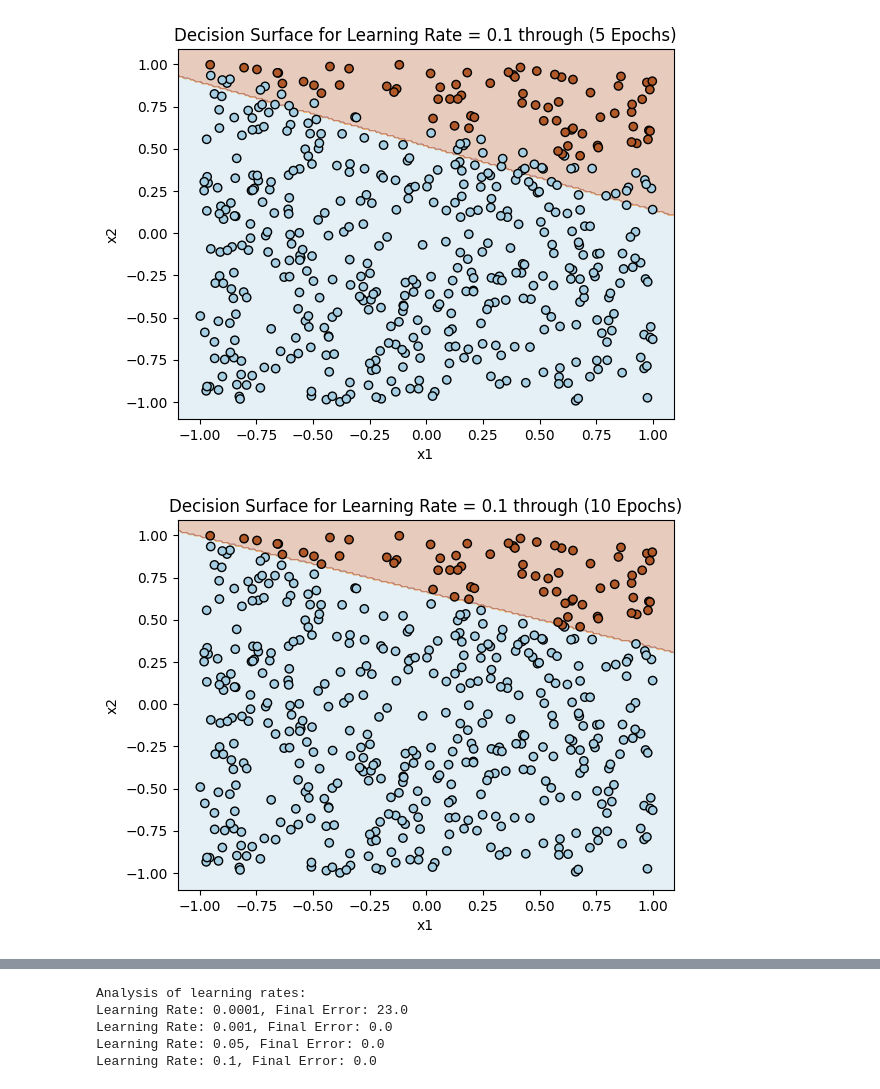
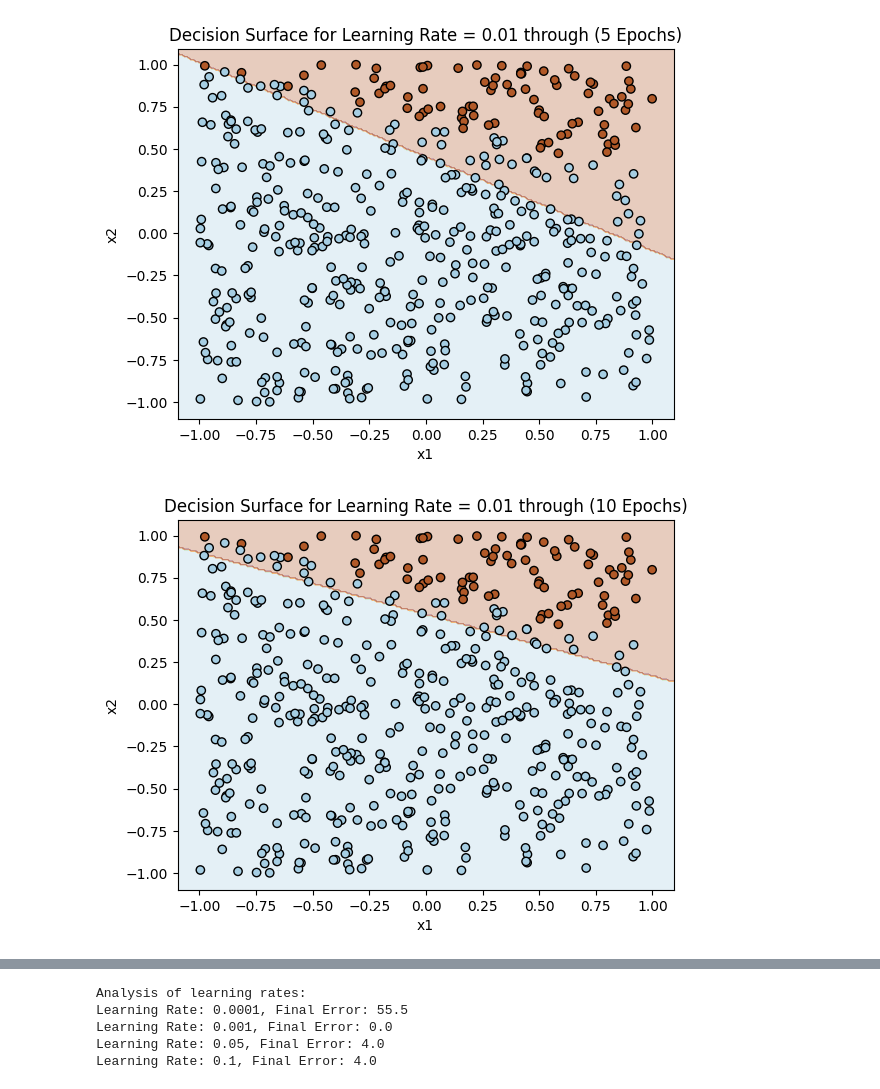
Before and after one commit to dunguyenforever/Perceptron-DeltaRule, a Jupyter notebook: MachineLearning_HW4.ipynb, the cells around one changed output, grey strips where cells are left out. Drawn from its saved outputs; the diff is of its cells as text; code cells hidden in the pictures.

```diff
--- a/MachineLearning_HW4.ipynb
+++ b/MachineLearning_HW4.ipynb
@@ -64,7 +67,7 @@ class PerceptronDeltaRule:
             E = 0.5 * np.sum(error ** 2)  # Sum of Squared Error
             errors.append(E)
             self.weights += learning_rate * X_with_bias.T @ error
-            learning_rate *= (decay_factor ** epoch)
+            learning_rate *= decay_factor
             self.learning_rates_history.append(learning_rate)
 
         return errors
@@ -147,10 +150,10 @@ plt.show()
 # %%
 # Problem 1: b) Plot Decision Surfaces at 5, 10, 50, and 100 epochs
 epochs_to_plot = [5, 10, 50, 100]
 perceptron = PerceptronDeltaRule(learning_rate=0.01)
 for epochs in epochs_to_plot:
     perceptron.train_batch(X, y, epochs=epochs)
-    perceptron.plot_decision_surface(X, y, title=f"Decision Surface for Learning Rate = 0.1 through ({epochs} Epochs)")
+    perceptron.plot_decision_surface(X, y, title=f"Decision Surface for Learning Rate = 0.01 through ({epochs} Epochs)")
 # %% [output]
-[figure, old version]
+[figure, new version]
-[figure, old version]
+[figure, new version]
@@ -165,10 +168,10 @@ for lr in learning_rates:
     print(f"Learning Rate: {lr}, Final Error: {errors[-1]}")
 # %% [output]
 Analysis of learning rates:
-Learning Rate: 0.0001, Final Error: 23.0
+Learning Rate: 0.0001, Final Error: 55.5
 Learning Rate: 0.001, Final Error: 0.0
-Learning Rate: 0.05, Final Error: 0.0
-Learning Rate: 0.1, Final Error: 0.0
+Learning Rate: 0.05, Final Error: 4.0
+Learning Rate: 0.1, Final Error: 4.0
 # %%
 # Problem 1: d) Total Execution time and number of weight updates
 def training_timer(train_type, lr=0.01):
```
Also changed, not shown: parts of 10 cells of this notebook, 1 other file.
